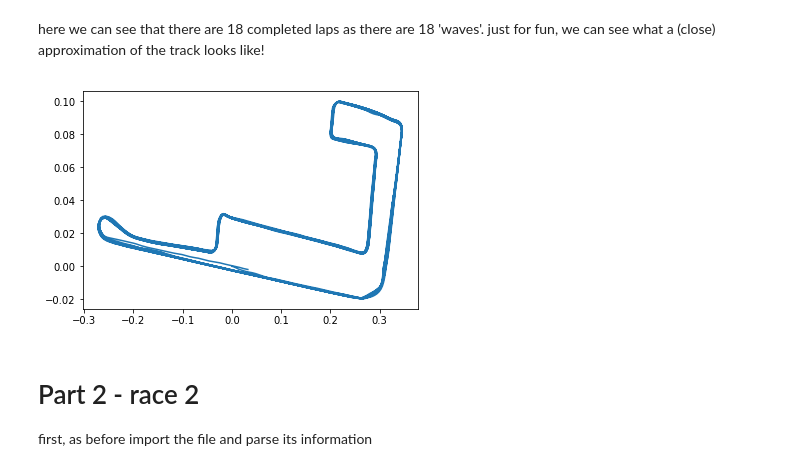
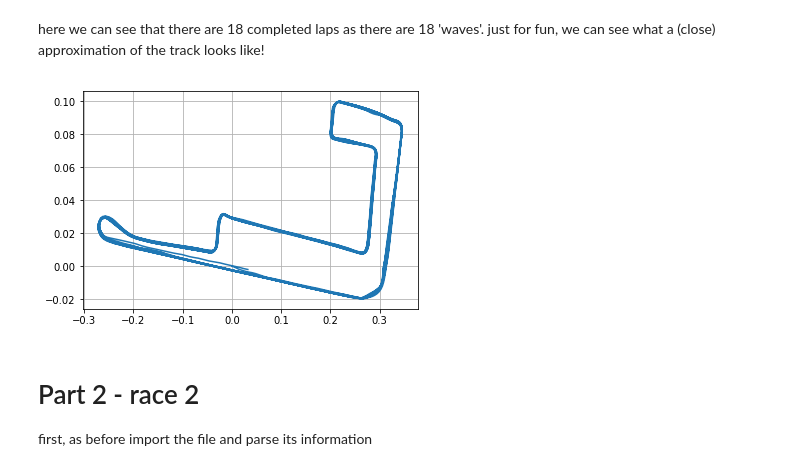
Before and after one commit to hixan/Comp257-project1, a Jupyter notebook: analysis.ipynb, the cells around one changed output. Saved outputs shown, nothing was run; the diff lists cells and outputs as text; code cells hidden in the pictures.

```diff
--- a/analysis.ipynb
+++ b/analysis.ipynb
@@ -190,16 +195,17 @@ just for fun, we can see what a (close) approximation of the track looks like!
 # %%
 def dist_vec(coord1, coord2):
     la1, lo1, h1 = coord1
     la2, lo2, h2 = coord2
     circumfrance = (6371+(h1+h2)/2)*pi
     dx = (lo2-lo1)*circumfrance*cos(radians(la1+la2))/360
     dy = (la1-la2)*circumfrance/360
     return dx, dy
 vec = list(map(lambda x : dist_vec(x, race1[['lats','longs','elevs']].values[0]), race1[['lats','longs','elevs']].values))
 plt.plot(*list(zip(*vec))[::-1])
+plt.grid('on')
 plt.show()
 # %% [output]
-[figure, old version]
+[figure, new version]
 # %% [markdown]
 # Part 2 - race 2
 first, as before import the file and parse its information
```
Also changed, not shown: parts of 6 cells of this notebook.
